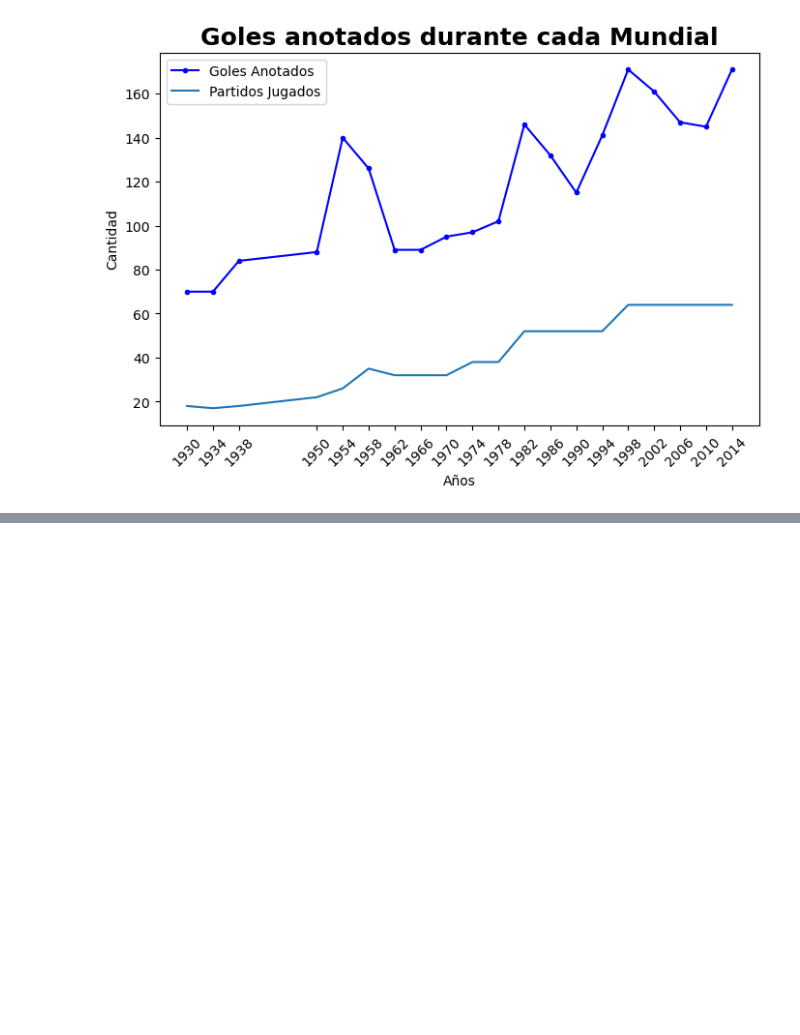
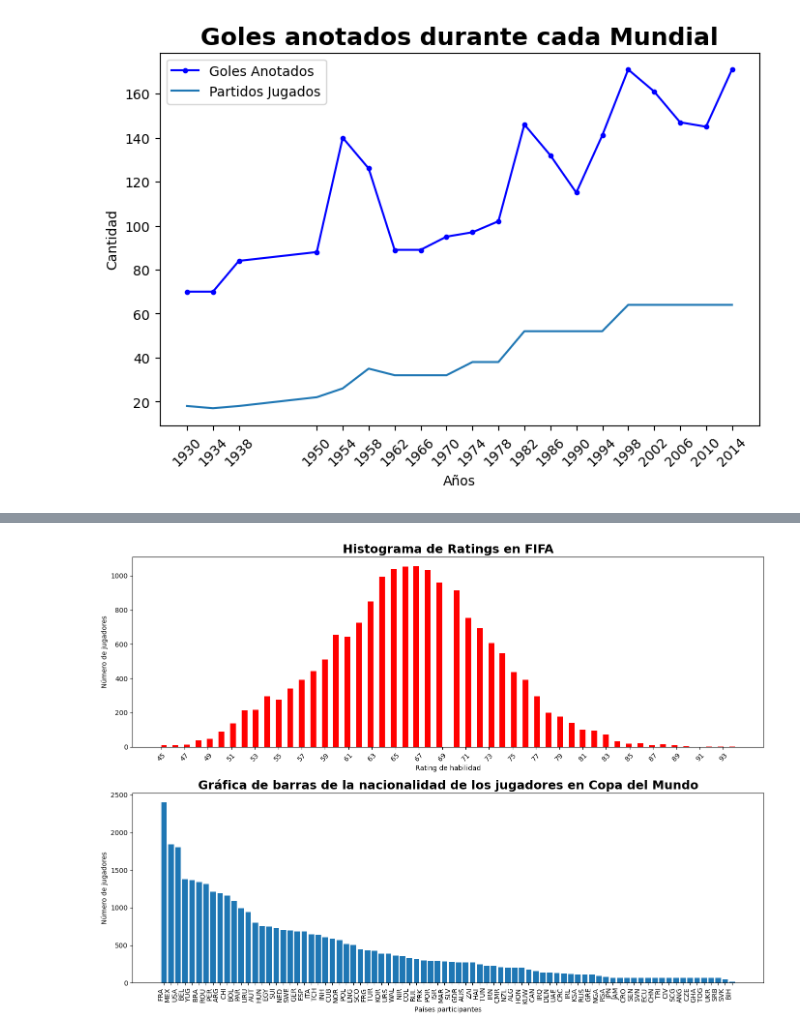
Before and after one commit to Detective-Ryuzak1/Machine-Learnig-examples, a Jupyter notebook: MatplotLib/Matplotlib.ipynb, the cells around one changed output, grey strips where cells are left out. Drawn from its saved outputs; the diff is of its cells as text; code cells hidden in the pictures; blank space fills up the shorter version.

```diff
--- a/MatplotLib/Matplotlib.ipynb
+++ b/MatplotLib/Matplotlib.ipynb
@@ -109,0 +127,3 @@ plt.show()
+# %%
+fifa = pd.read_csv('FIFA19FullData.csv')
+fifa.head(5)
@@ -109,0 +137,23 @@ plt.show()
+# %%
+#2 Gráficas (Histograma y Barras)
+fig, axs = plt.subplots(2, 1, figsize=(14, 10))   # Crea la figura y los subplots para mostrar 2 gráficos
+
+# Histograma para la columna 'Rating' de fifa
+axs[0].hist(fifa['Rating'], bins=100, color='r')   #Crea un histograma con 100 intervalos, en color rojo
+axs[0].set_title('Histograma de Ratings en FIFA', fontdict={'fontweight':'bold', 'fontsize':18})
+axs[0].set_xlabel('Rating de habilidad')
+axs[0].set_ylabel('Número de jugadores')
+plt.setp(axs[0].xaxis.get_majorticklabels(), rotation=45)   # Rota las etiquetas del eje x en el primer subplot para mejorar la legibilidad
+axs[0].set_xticks(range(int(fifa['Rating'].min()), int(fifa['Rating'].max()) + 1, 2))   # Establecer los ticks del eje x para que estén separados por intervalos de 2 unidades en la primera gráfica
+
+# Gráfica de barras para la columna 'Team Initials' de WorldCupPlayers
+axs[1].bar(WorldCupPlayers['Team Initials'].unique(), WorldCupPlayers['Team Initials'].value_counts())   #Crea una gráfica de barras usando valores sin repetir para los países
+axs[1].set_title('Gráfica de barras de la nacionalidad de los jugadores en Copa del Mundo', fontdict={'fontweight':'bold', 'fontsize':18})
+axs[1].set_xlabel('Países participantes')
+axs[1].set_ylabel('Número de jugadores')
+plt.setp(axs[1].xaxis.get_majorticklabels(), rotation=90, ha='right')   # Rota etiquetas x 90 grados y coloca el extremo derecho de cada etiqueta para coincir con la posición de las marcas en el eje x
+
+plt.tight_layout()   # Ajusta el espacio entre los subplots
+plt.show()   # Muestra las gráficas
+# %% [output]
+[figure, added]
```
Also changed, not shown: parts of 15 cells of this notebook, 1 other file.
